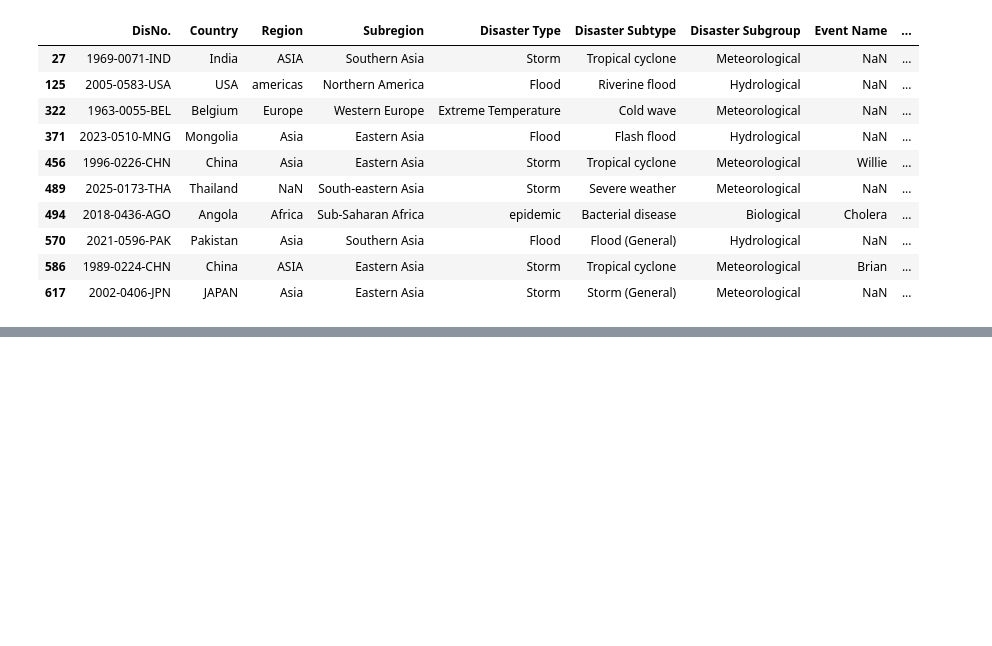
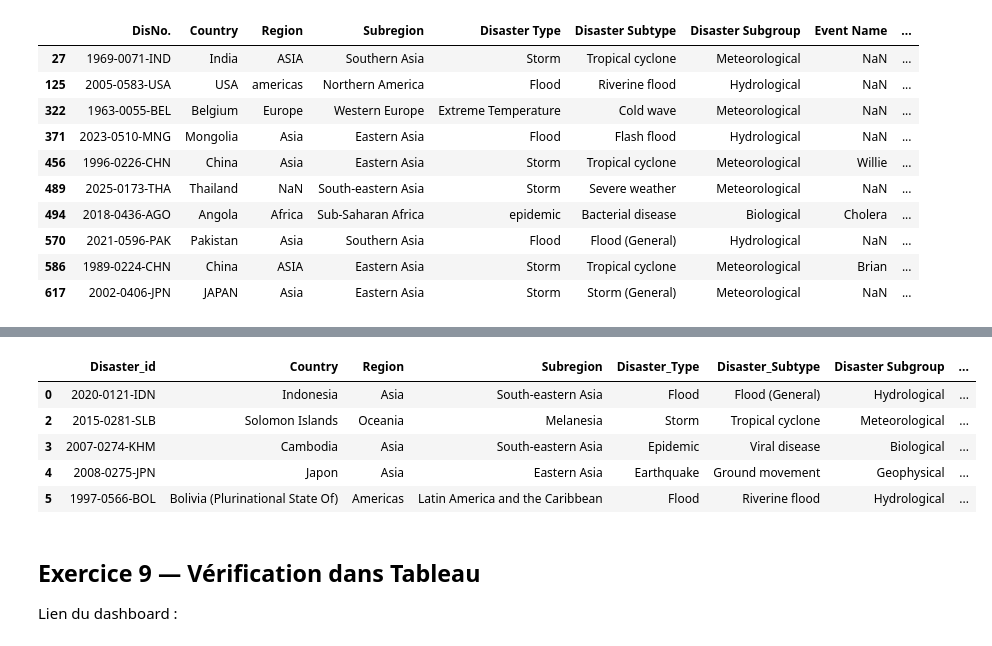
Before and after one commit to Chlooow/tp-visualisation-donnees, a Jupyter notebook: TP2/TP2-Chloe.ipynb, the cells around one changed output, grey strips where cells are left out. Drawn from its saved outputs; the diff is of its cells as text; code cells hidden in the pictures; blank space fills up the shorter version.

```diff
--- a/TP2/TP2-Chloe.ipynb
+++ b/TP2/TP2-Chloe.ipynb
@@ -199,0 +522,24 @@ df[df.duplicated(keep=False)].head(10)
+# %%
+# renomme les colonnes pour plus de clarté
+df_clean = df_clean.rename(columns={
+    'DisNo.': 'Disaster_id',
+    'Country': 'Country',
+    'Region': 'Region',
+    'Subregion': 'Subregion',
+    'Disaster Type': 'Disaster_Type',
+    'Disaster Subtype': 'Disaster_Subtype',
+    'Event Name': 'Event_Name',
+    'Start Year': 'Start_Year',
+    'Start Month': 'Start_Month',
+    'Start Day': 'Start_Day',
+    'Total Deaths': 'Total_Deaths',
+    'Magnitude': 'Magnitude',
+    'Decennie': 'Decennie',
+    'Has_Deaths': 'Has_Deaths',
+    'No. Injured': 'Nb_injured',
+    'No. Homeless': 'Nb_homeless',
+    'Total Affected': 'Total_Affected',
+    'Total Damages (USD)': 'Total_Damages_USD',
+    'latitude': 'Latitude',
+    'longitude': 'Longitude'
+})
@@ -199,0 +590,9 @@ df[df.duplicated(keep=False)].head(10)
+# %%
+df_clean.head()
+# %% [output]
+|  | Disaster_id | Country | Region | Subregion | Disaster_Type | Disaster_Subtype | Disaster Subgroup | ... |
+| 0 | 2020-0121-IDN | Indonesia | Asia | South-eastern Asia | Flood | Flood (General) | Hydrological | ... |
+| 2 | 2015-0281-SLB | Solomon Islands | Oceania | Melanesia | Storm | Tropical cyclone | Meteorological | ... |
+| 3 | 2007-0274-KHM | Cambodia | Asia | South-eastern Asia | Epidemic | Viral disease | Biological | ... |
+| 4 | 2008-0275-JPN | Japon | Asia | Eastern Asia | Earthquake | Ground movement | Geophysical | ... |
+| 5 | 1997-0566-BOL | Bolivia (Plurinational State Of) | Americas | Latin America and the Caribbean | Flood | Riverine flood | Hydrological | ... |
@@ -199,0 +601,4 @@ df[df.duplicated(keep=False)].head(10)
+# %% [markdown]
+## Exercice 9 — Vérification dans Tableau
+
+Lien du dashboard :
```
Also changed, not shown: parts of 54 cells of this notebook, 1 other file.
